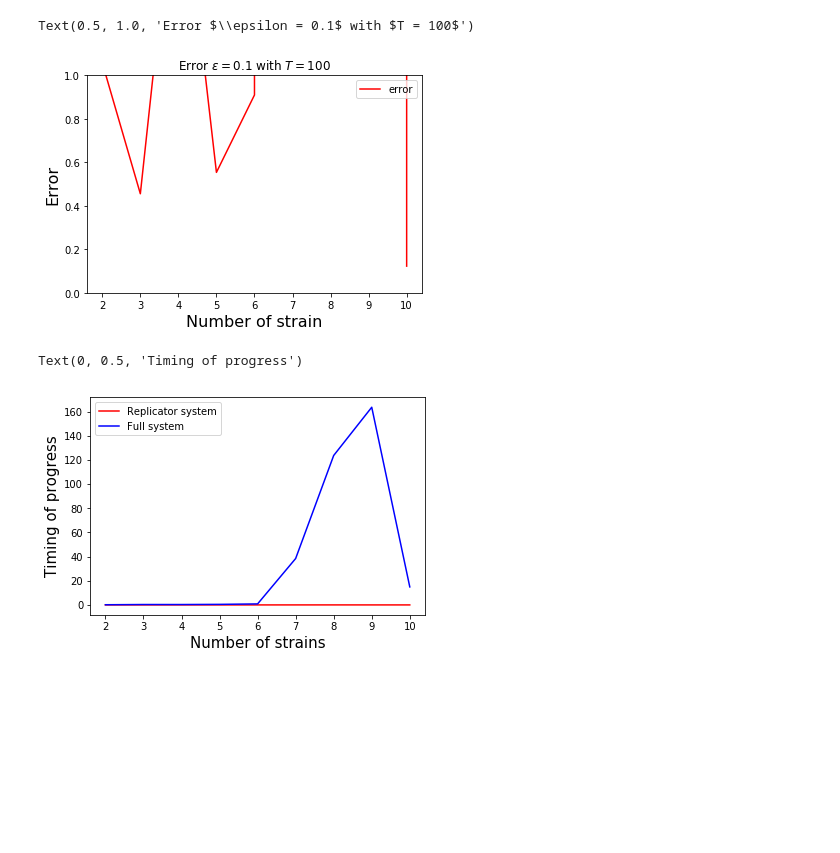
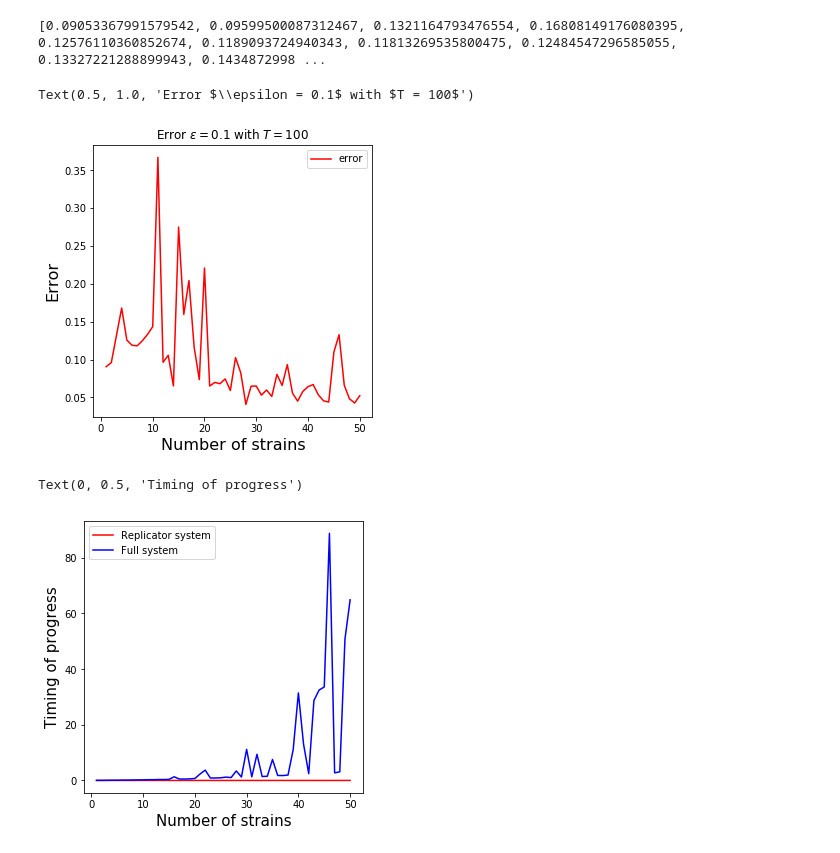
Before and after one commit to lthminhthao/quasineutral_in_N-strains-system, a Jupyter notebook: 1_approximating_quasineutral-SIS-solutions_with_replicator-system.ipynb, the cells around one changed output. Saved outputs shown, nothing was run; the diff lists cells and outputs as text; code cells hidden in the pictures; blank space fills up the shorter version.

Commit message:
Initial Commit

```diff
--- a/1_approximating_quasineutral-SIS-solutions_with_replicator-system.ipynb
+++ b/1_approximating_quasineutral-SIS-solutions_with_replicator-system.ipynb
@@ -110,46 +102,49 @@ def RE(n):
     return(sol_re, stop - start)
 # %%
 #compute the essential parameters for original quasi-neutral SIS system
-#create the matrix of symmetric coefficients
-def sym(n):
+def sym(n): #create the matrix of symmetric coefficients p^s_{ij}
     A = np.random.random((n,n))
-    sym = (A.T - A)*10
+    sym = A.T - A
     return sym
 
-#lamda matrix of force infection for each strain
+#matrix of Force infection =  beta_i * J_i for each strain
 def lambd_rate(X):
     lambd = np.zeros(n)
-    temp = X[0: n*n]
-    Y = temp.reshape(n, n)
+    Y = X[0: n*n]
+    Y = Y.reshape(n, n)
     for i in range (0, n):
-            lambd[i] = (beta + eps*b[i])*(X[n*n + i - 1] + np.dot(1/2 + eps*symm[i,:], Y[i,:]) + np.dot(1/2 + eps*symm[:,i], Y[:,i]))
+            lambd[i] = (beta + eps*b[i])*(X[n*n + i] + np.dot(1/2 + eps*symm[i,:], Y[i,:]) + np.dot(1/2 + eps*symm[:,i], Y[:,i]))
     return lambd
 # %%
 def solveSIS(n):
     # The original quasi neutral SIS system
     def SIS(X, t = 0):
         deriv = np.zeros(n*n + n + 1)
-
-        # 1st part: equations for I_ij
+        F = lambd_rate(X) #force F: beta_i*(I_i + sum p^s_{ij}I_{ij})
+        #separate X into 3 blocks: I_{ij}, I_{i} and S
         Y = X[0: n*n]
         I_ij = Y.reshape(n,n)
         I_i = X[n*n: n*n + n]
 
-        Z = k*(1 + eps*alp)*np.matmul(I_i, lambd_rate(X))- (m + eps*nu2d)*I_ij
+        # 1st part: equations for I_ij
+        Z = np.zeros((n,n))
+        for i in range (0, n):
+            for j in range (0, n):
+                Z[i][j] = (k + eps*alp[i][j])*I_i[i]*F[j] - (m + eps*nu2d[i][j])*I_ij[i][j]
         Z_new = Z.reshape(n*n)
         for i in range (0, n*n):
             deriv[i] = Z_new[i]
 
         #2nd part: equations for I_i
-        temp = X[-1]*lambd_rate(X) - (m + eps*nu1d)*I_i - I_i*(np.dot(k + eps*alp, lambd_rate(X)))
+        temp = X[-1]*F - (m + eps*nu1d)*I_i - I_i*(np.dot(k + eps*alp, F))
         for i in range (n*n, n*n + n):
             deriv[i] = temp[i - n*n]
 
         #3rd part: equation for S
-        deriv[-1] = (m - gamm)*(1 - X[-1]) + np.dot(gamm + eps*nu1d, I_i) + np.sum((gamm + eps*nu2d)* I_ij) - X[-1]*np.dot(np.ones(n), lambd_rate(X))
+        deriv[-1] = (m - gamm)*(1 - X[-1]) + np.sum((gamm + eps*nu1d)*I_i) + np.sum((gamm + eps*nu2d)* I_ij) - X[-1]*np.sum(F)
         return deriv
 
-    t = np.linspace(0, 10, 200)
+    t = np.linspace(0, 20, 400)
 
     start = timeit.default_timer()
     X, infodict = integrate.odeint(SIS, X0, t, full_output=True)
@@ -159,7 +154,7 @@ def solveSIS(n):
 
     return(sol_or, stop - start)
 # %%
-nstrain = [2, 3, 4, 5, 6, 7, 8, 9, 10]
+nstrain = list(range(1, 51))
 eps = 0.1
 err = []
 
@@ -168,10 +163,10 @@ t_SIS = []
 
 for n in nstrain:
     # Invoke the parameters
-    m, b, beta, gamm, nu1d, nu2d, k, alp, lamd, S_star, T_star, I_star, J_star, Teth = parameters(n)
     symm = sym(n)
+    m, b, beta, gamm, nu1d, nu2d, k, alp, lamd, S_star, T_star, I_star, J_star = parameters(n)
+    u0, X0 = initial(n) # invoke the initial values for 2 system: original and replicator
 
-    u0, X0 = initial(n)
     #solve two systems
     sol_re, t1 = RE(n)
     sol_or, t2 = solveSIS(n)
@@ -192,31 +187,34 @@ for n in nstrain:
         for j in range (0, n):
             u_ij[i][j] = sol_re[i]*sol_re[j]
     #error
-    err_cell = np.linalg.norm(sol_or[-1] - S_star) + np.linalg.norm(I_i - I_star*sol_re) + np.linalg.norm(I_ij - (I_star*T_star/S_star)*u_ij)
+    err_cell = np.linalg.norm(sol_or[-1] - S_star) + np.linalg.norm(I_i - I_star*sol_re) + np.linalg.norm(I_ij - J_star*u_ij)
     err.append(err_cell)
+# %%
+print(err)
+# %% [output]
+[0.09053367991579542, 0.09599500087312467, 0.1321164793476554, 0.16808149176080395, 0.12576110360852674, 0.1189093724940343, 0.11813269535800475, 0.12484547296585055, 0.13327221288899943, 0.1434872998 ...
 # %%
 #plotting the error due to the number of strains at time T = 100
-f1 = plt.figure()
+f1 = plt.figure(figsize=(5,5))
 plt.plot(nstrain, err, 'r-', label='error')
 
 plt.legend(loc='best')
-plt.xlabel("Number of strain", fontsize=16)
+plt.xlabel("Number of strains", fontsize=16)
 plt.ylabel("Error", fontsize = 16)
-plt.ylim(0, 1)
 plt.title("Error $\epsilon = 0.1$ with $T = 100$")
 # %% [output]
 Text(0.5, 1.0, 'Error $\\epsilon = 0.1$ with $T = 100$')
-[figure, old version]
+[figure, new version]
 # %%
 #plotting the time
-f2 = plt.figure(figsize=(6, 4))
+f2 = plt.figure(figsize=(5, 5))
 
 plt.plot(nstrain, t_RE, 'r', label = 'Replicator system')
 plt.plot(nstrain, t_SIS, 'b', label = 'Full system')
-
+plt.xlim = (2,10)
 plt.legend(loc='best')
 plt.xlabel("Number of strains", fontsize=15)
 plt.ylabel("Timing of progress", fontsize = 15)
 # %% [output]
 Text(0, 0.5, 'Timing of progress')
-[figure, old version]
+[figure, new version]
```
Also changed, not shown: parts of 4 cells of this notebook.
